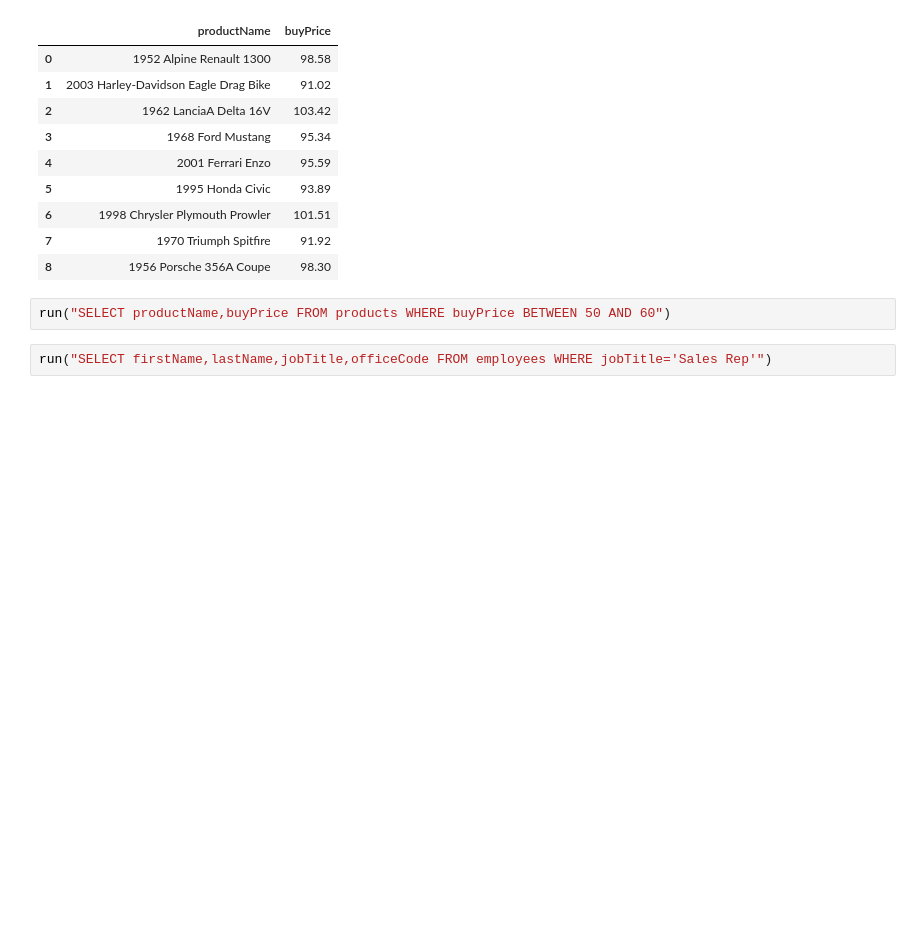
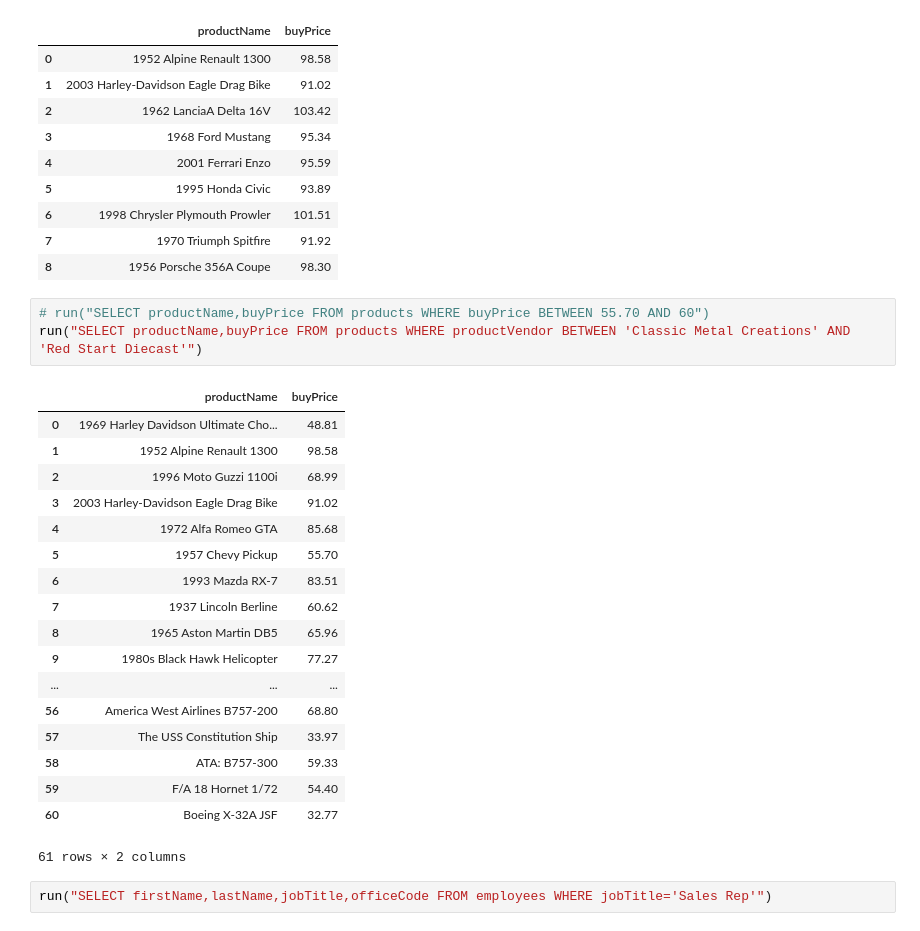
Before and after one commit to lzharif/digital-talent, a Jupyter notebook: Penjelasan - SQL.ipynb, the cells around one changed output. Saved outputs shown, nothing was run; the diff lists cells and outputs as text; blank space fills up the shorter version.

```diff
--- a/Penjelasan - SQL.ipynb
+++ b/Penjelasan - SQL.ipynb
@@ -85,7 +104,27 @@ run("SELECT productName,buyPrice FROM products WHERE buyPrice>90")
 | 7 | 1970 Triumph Spitfire | 91.92 |
 | 8 | 1956 Porsche 356A Coupe | 98.30 |
 # %%
-run("SELECT productName,buyPrice FROM products WHERE buyPrice BETWEEN 50 AND 60")
+# run("SELECT productName,buyPrice FROM products WHERE buyPrice BETWEEN 55.70 AND 60")
+run("SELECT productName,buyPrice FROM products WHERE productVendor BETWEEN 'Classic Metal Creations' AND 'Red Start Diecast'")
+# %% [output]
+|  | productName | buyPrice |
+| 0 | 1969 Harley Davidson Ultimate Cho... | 48.81 |
+| 1 | 1952 Alpine Renault 1300 | 98.58 |
+| 2 | 1996 Moto Guzzi 1100i | 68.99 |
+| 3 | 2003 Harley-Davidson Eagle Drag Bike | 91.02 |
+| 4 | 1972 Alfa Romeo GTA | 85.68 |
+| 5 | 1957 Chevy Pickup | 55.70 |
+| 6 | 1993 Mazda RX-7 | 83.51 |
+| 7 | 1937 Lincoln Berline | 60.62 |
+| 8 | 1965 Aston Martin DB5 | 65.96 |
+| 9 | 1980s Black Hawk Helicopter | 77.27 |
+| ... | ... | ... |
+| 56 | America West Airlines B757-200 | 68.80 |
+| 57 | The USS Constitution Ship | 33.97 |
+| 58 | ATA: B757-300 | 59.33 |
+| 59 | F/A 18 Hornet 1/72 | 54.40 |
+| 60 | Boeing X-32A JSF | 32.77 |
+61 rows × 2 columns
 # %%
 run("SELECT firstName,lastName,jobTitle,officeCode FROM employees WHERE jobTitle='Sales Rep'")
 # %%
```
Also changed, not shown: parts of 1 cell of this notebook, 28 other files.
